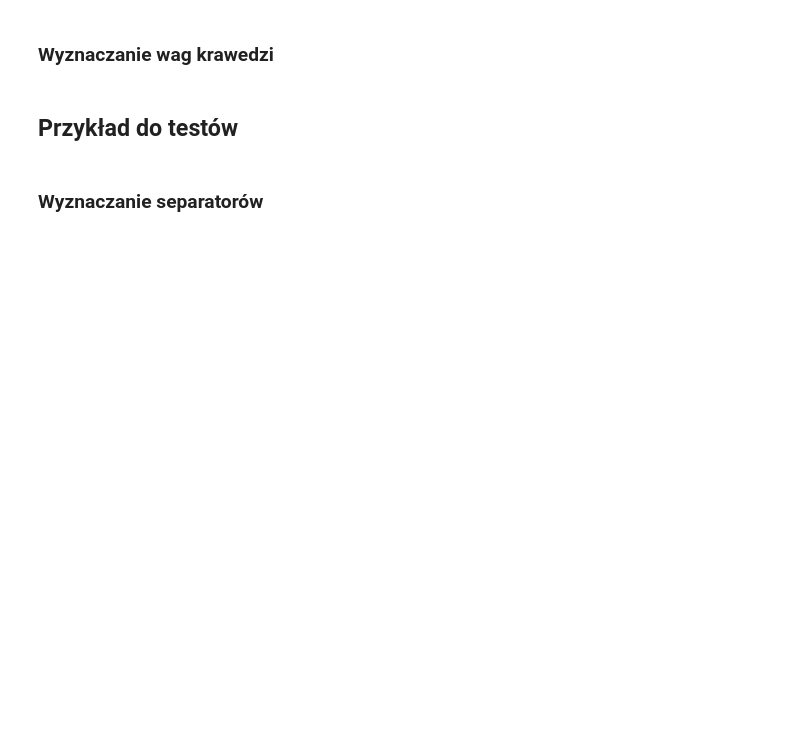
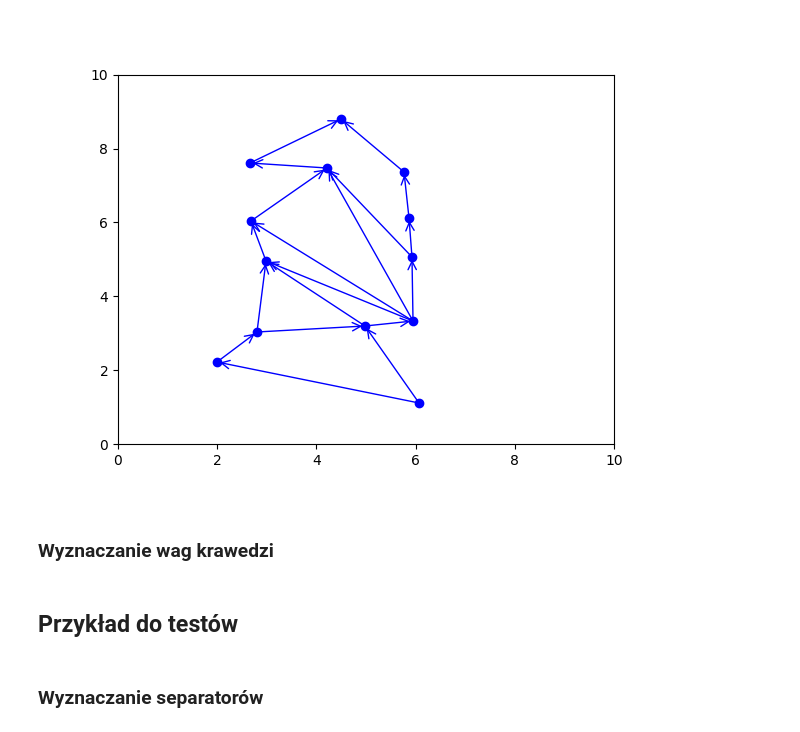
Before and after one commit to mhytrek/Geometric_Algorithms_Project, a Jupyter notebook: separatorsmetod.ipynb, the cells around one changed output. Drawn from its saved outputs; the diff is of its cells as text; code cells hidden in the pictures; blank space fills up the shorter version.

```diff
--- a/separatorsmetod.ipynb
+++ b/separatorsmetod.ipynb
@@ -21,3 +405,8 @@ class Graph:
+# %%
+graph = interactive.graph
+graph.draw_with_arrows()
+# %% [output]
+[figure, added]
 # %% [markdown]
 ### Wyznaczanie wag krawedzi
 # %%
```
Also changed, not shown: parts of 21 cells of this notebook.
